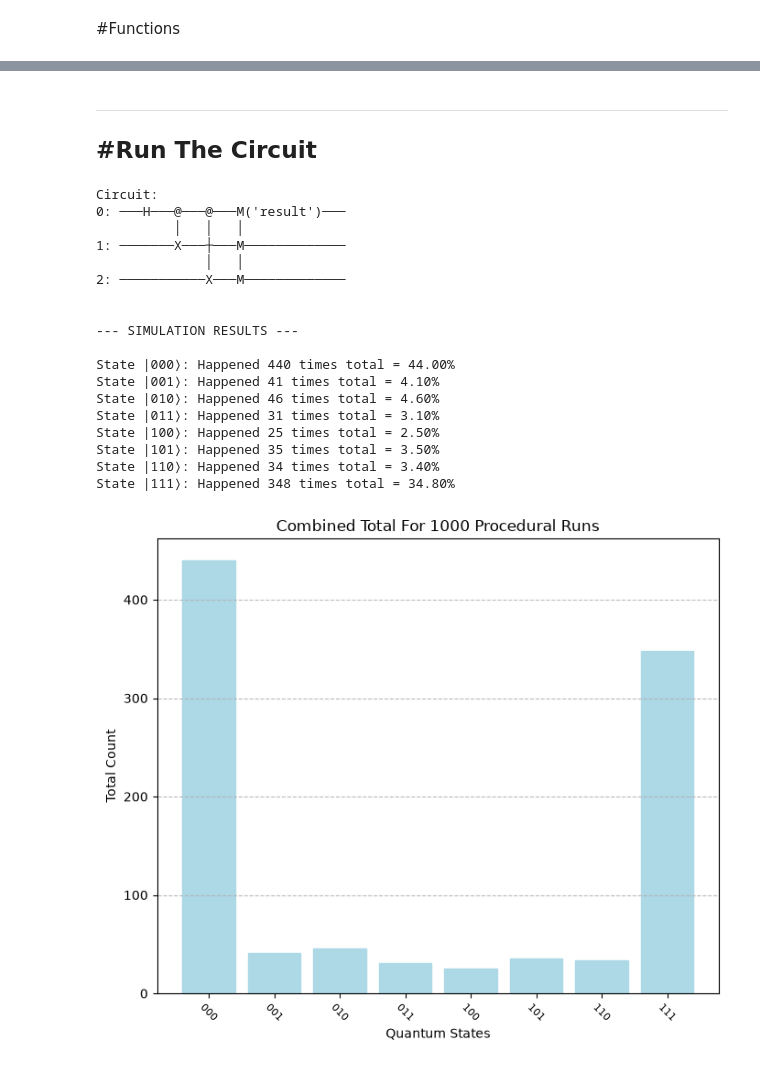
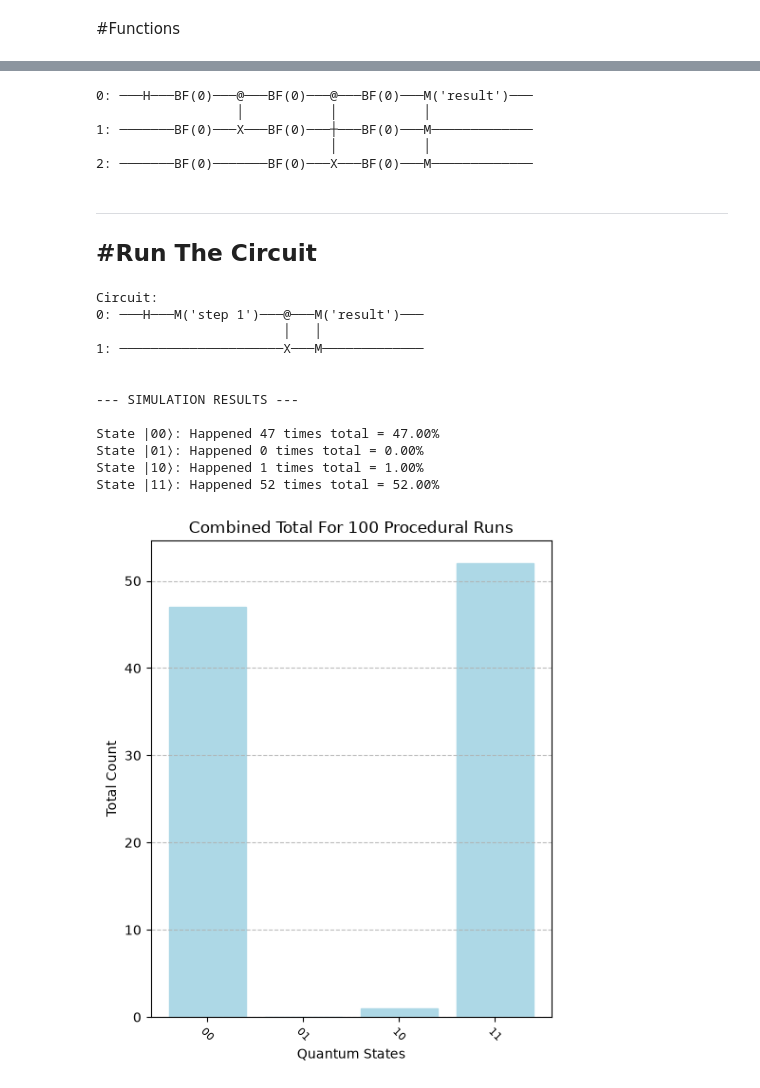
Before and after one commit to kartikeyabekkari/HyperRealisticNisqSimulation, a Jupyter notebook: Hyper_Realistic_NISQ_Simulation.ipynb, the cells around one changed output, grey strips where cells are left out. Saved outputs shown, nothing was run; the diff lists cells and outputs as text; code cells hidden in the pictures.

```diff
--- a/Hyper_Realistic_NISQ_Simulation.ipynb
+++ b/Hyper_Realistic_NISQ_Simulation.ipynb
@@ -61,10 +61,10 @@ deg = np.radians
 # %%
 #================ Parameters =================
 
-number_of_qubits_in_the_circuit = 3
+number_of_qubits_in_the_circuit = 2
 number_of_runs = 4096
-base_noise = 0.018 # <---- In Decimal Representation of Percentage
-high_noise = 0.027 # <---- In Decimal Representation of Percentage
+base_noise = 0.00036 # <---- In Decimal Representation of Percentage
+high_noise = 0.0014 # <---- In Decimal Representation of Percentage
 distance_between_qubits = 2 # <---- In Micro Meters
 frequency_overlap = 0 # <---- In Gigahertz
 
@@ -74,8 +74,8 @@ base_circuit = cirq.Circuit([
 
 #---------------------------------------------
  cirq.H(qubits[0]),
+ cirq.measure(qubits[0], key='step 1'),
  cirq.CNOT(qubits[0], qubits[1]),
- cirq.CNOT(qubits[0], qubits[2]),
  cirq.measure(qubits, key='result')
 #---------------- Edit Here ^ ----------------
 
@@ -219,6 +217,14 @@ def create_final_circuit(original_circuit, qubit_stream, noisy_moments_list):
                 crosstalk_noise_gates.append(cirq.bit_flip(p=noise_chance)(qubit))
             building_circuit.append(cirq.Moment(crosstalk_noise_gates))
         return building_circuit
+final_circuit = create_final_circuit(base_circuit, find_errors()[0], find_errors()[1])
+final_circuit
+# %% [output]
+0: ───H───BF(0)───@───BF(0)───@───BF(0)───M('result')───
+                  │           │           │
+1: ───────BF(0)───X───BF(0)───┼───BF(0)───M─────────────
+                              │           │
+2: ───────BF(0)───────BF(0)───X───BF(0)───M─────────────
 # %%
 total_counts = Counter()
 def simulate(type_of_noise):
@@ -257,33 +263,28 @@ def Graph():
 ---
 # %%
 total_counts.clear() #--- Reset the count
-number_of_runs = 1000
+number_of_runs = 100
+print(f'Circuit:\n{base_circuit}\n')
 
 for num in range(number_of_runs): #--- Run the following once per shot
   noisy_circuit = inject_errors(base_circuit) #--- Create the noisy_circuit
   final_circuit = create_final_circuit(base_circuit, find_errors()[0], find_errors()[1]) #--- Create a final circuit that models crosstalk | find_errors[0] creates list of flipped qubits, find_errors[1] creates list of noisy moments(slices)
-  simulate(cirq.amplitude_damp(0.01)) #--- Simulate the final circuit | Set the type of noise inside the parenthesis
-print(f'Circuit:\n{base_circuit}\n')
+  simulate(cirq.amplitude_damp(0.0001)) #--- Simulate the final circuit | Set the type of noise inside the parenthesis
+  results = cirq.Simulator
 Graph() #--- Graph the results | Needs to be outside the run loop |
 # %% [output]
 Circuit:
-0: ───H───@───@───M('result')───
-          │   │   │
-1: ───────X───┼───M─────────────
-              │   │
-2: ───────────X───M─────────────
+0: ───H───M('step 1')───@───M('result')───
+                        │   │
+1: ─────────────────────X───M─────────────
 
 
 --- SIMULATION RESULTS ---
 
-State |000⟩: Happened 440 times total = 44.00%
-State |001⟩: Happened 41 times total = 4.10%
-State |010⟩: Happened 46 times total = 4.60%
-State |011⟩: Happened 31 times total = 3.10%
-State |100⟩: Happened 25 times total = 2.50%
-State |101⟩: Happened 35 times total = 3.50%
-State |110⟩: Happened 34 times total = 3.40%
-State |111⟩: Happened 348 times total = 34.80%
+State |00⟩: Happened 47 times total = 47.00%
+State |01⟩: Happened 0 times total = 0.00%
+State |10⟩: Happened 1 times total = 1.00%
+State |11⟩: Happened 52 times total = 52.00%
-[figure, old version]
+[figure, new version]
 # %%
 import math
```
Also changed, not shown: parts of 5 cells of this notebook.
